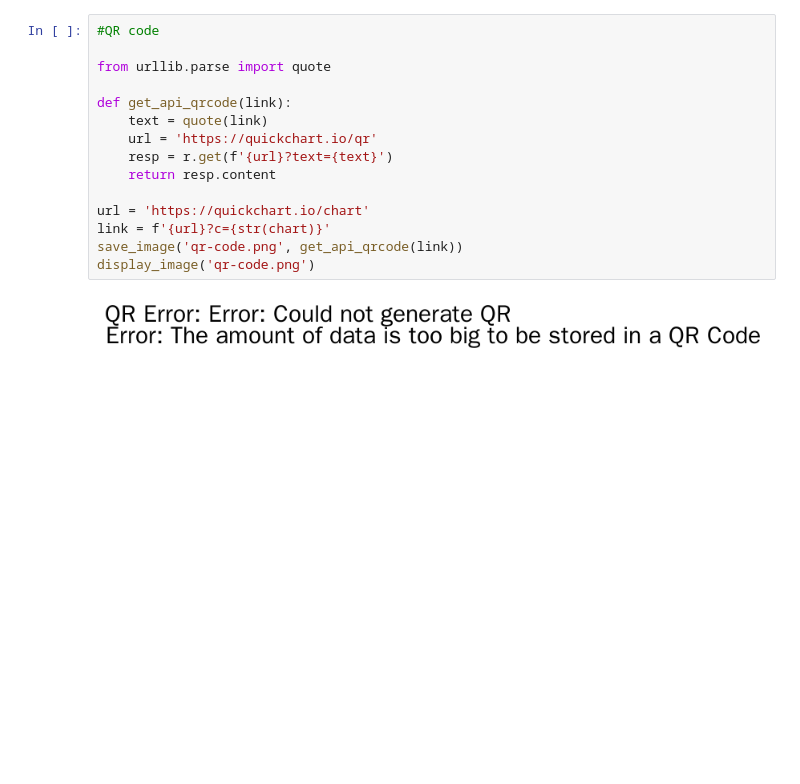
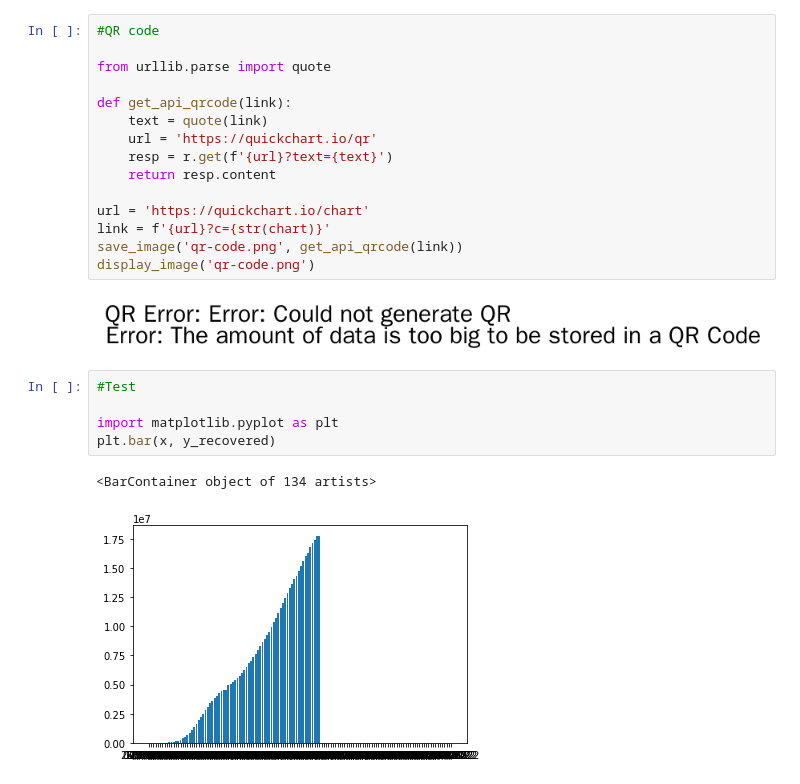
Before and after one commit to allyssonmacedo/covid19, a Jupyter notebook: covid19.ipynb, the cells around one changed output. Saved outputs shown, nothing was run; the diff lists cells and outputs as text; blank space fills up the shorter version.

```diff
--- a/covid19.ipynb
+++ b/covid19.ipynb
@@ -196,3 +196,11 @@ save_image('qr-code.png', get_api_qrcode(link))
 display_image('qr-code.png')
 # %% [output]
 [figure]
+# %%
+#Test
+
+import matplotlib.pyplot as plt
+plt.bar(x, y_recovered)
+# %% [output]
+<BarContainer object of 134 artists>
+[figure, added]
```
Also changed, not shown: parts of 1 cell of this notebook, 1 other file.
